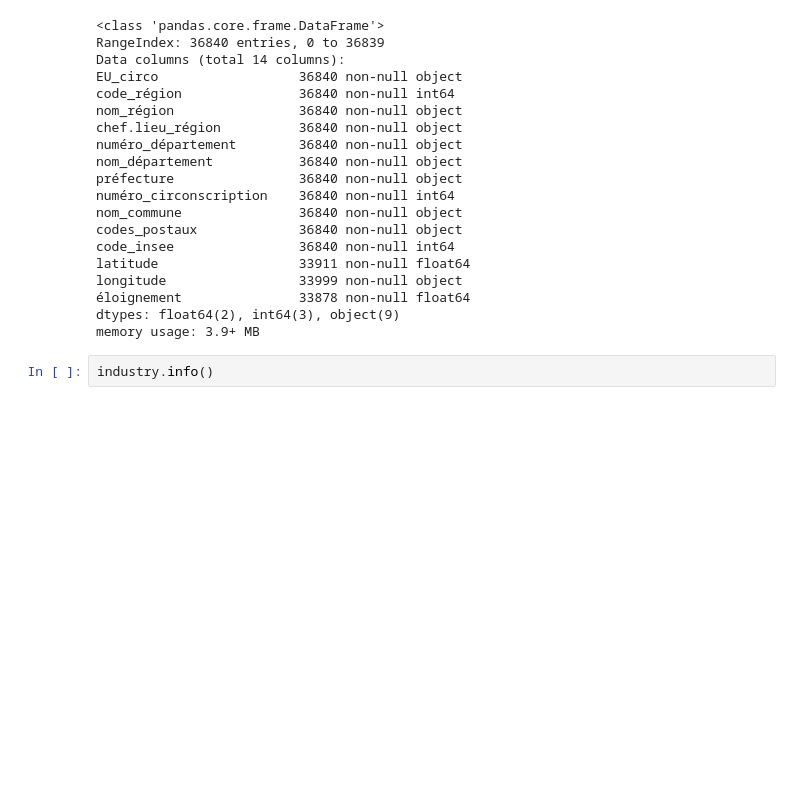
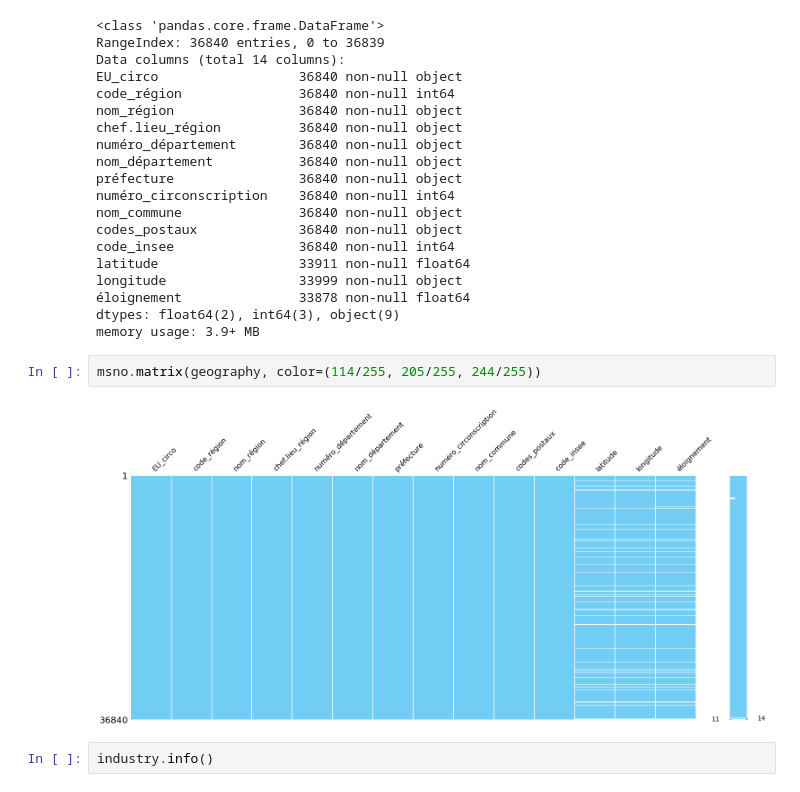
Before and after one commit to SkalskiP/ILearnMachineLearning.py, a Jupyter notebook: 0_Kaggle_projects/French_Salary_Prediction.ipynb, the cells around one changed output. Drawn from its saved outputs; the diff is of its cells as text; blank space fills up the shorter version.

```diff
--- a/0_Kaggle_projects/French_Salary_Prediction.ipynb
+++ b/0_Kaggle_projects/French_Salary_Prediction.ipynb
@@ -86,6 +90,10 @@ longitude                 33999 non-null object
 éloignement               33878 non-null float64
 dtypes: float64(2), int64(3), object(9)
 memory usage: 3.9+ MB
+# %%
+msno.matrix(geography, color=(114/255, 205/255, 244/255))
+# %% [output]
+[figure, added]
 # %%
 industry.info()
 # %% [output]
```
Also changed, not shown: parts of 6 cells of this notebook.
